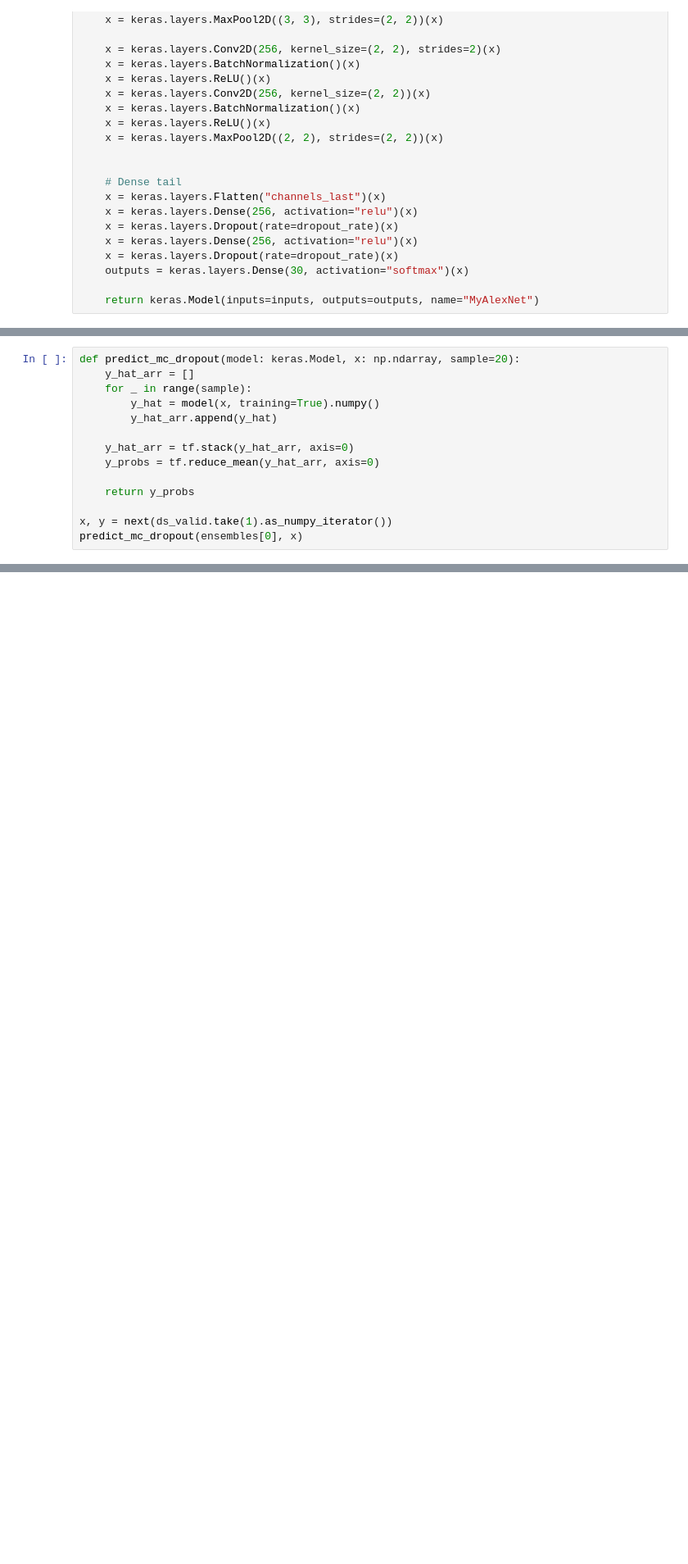
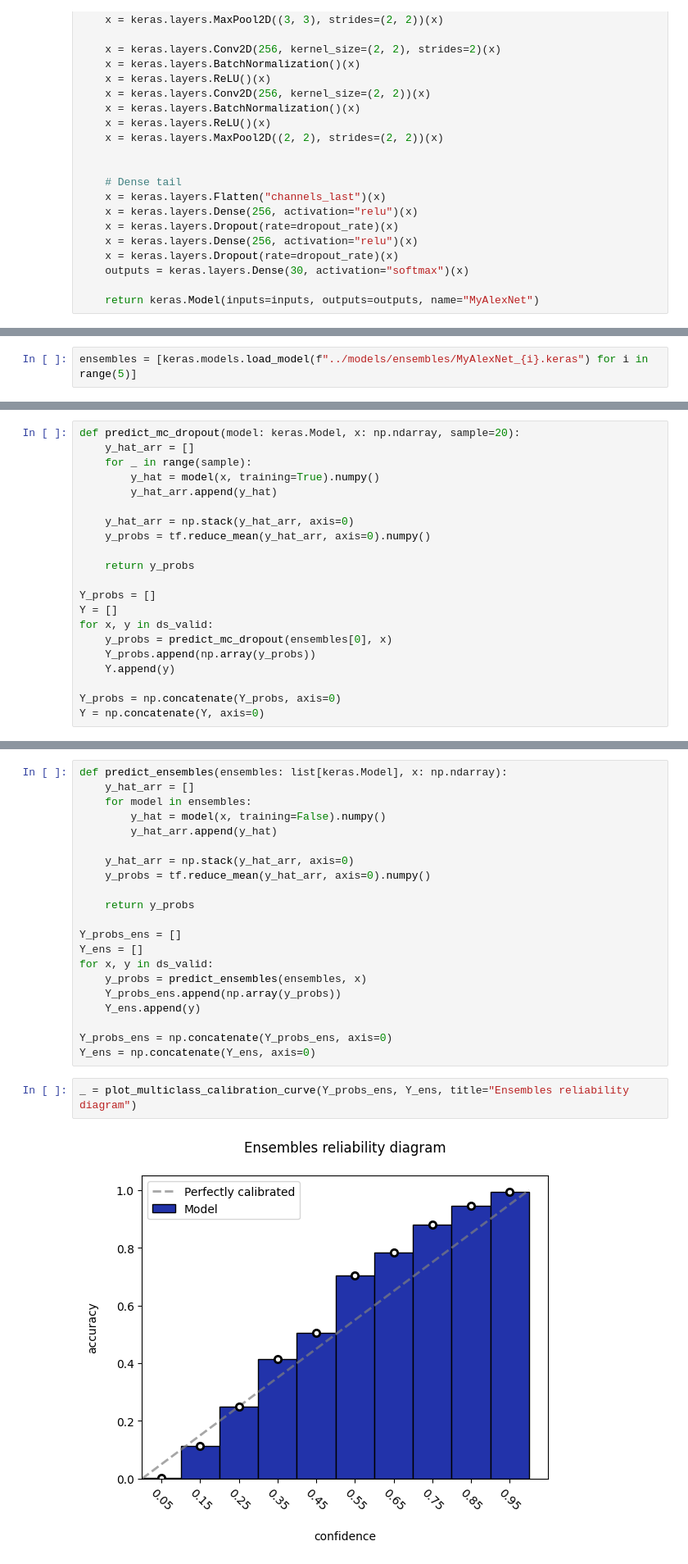
Before and after one commit to Kaszkietio/IML_Voice_Recognition, a Jupyter notebook: notebooks/extra-uncertainty.ipynb, the cells around one changed output, grey strips where cells are left out. Shown: that part at 82% size. Drawn from its saved outputs; the diff is of its cells as text; blank space fills up the shorter version.

```diff
--- a/notebooks/extra-uncertainty.ipynb
+++ b/notebooks/extra-uncertainty.ipynb
@@ -103,0 +107,2 @@ ensembles = [model(normalization_layer) for _ in range(5)]
+# %%
+ensembles = [keras.models.load_model(f"../models/ensembles/MyAlexNet_{i}.keras") for i in range(5)]
@@ -203,11 +178,18 @@ def predict_mc_dropout(model: keras.Model, x: np.ndarray, sample=20):
         y_hat = model(x, training=True).numpy()
         y_hat_arr.append(y_hat)
 
-    y_hat_arr = tf.stack(y_hat_arr, axis=0)
-    y_probs = tf.reduce_mean(y_hat_arr, axis=0)
+    y_hat_arr = np.stack(y_hat_arr, axis=0)
+    y_probs = tf.reduce_mean(y_hat_arr, axis=0).numpy()
 
     return y_probs
 
-x, y = next(ds_valid.take(1).as_numpy_iterator())
-predict_mc_dropout(ensembles[0], x)
+Y_probs = []
+Y = []
+for x, y in ds_valid:
+    y_probs = predict_mc_dropout(ensembles[0], x)
+    Y_probs.append(np.array(y_probs))
+    Y.append(y)
+
+Y_probs = np.concatenate(Y_probs, axis=0)
+Y = np.concatenate(Y, axis=0)
 # %% [output]
@@ -294,0 +201,25 @@ plot_multiclass_calibration_curve(xd.numpy(), y)
+# %%
+def predict_ensembles(ensembles: list[keras.Model], x: np.ndarray):
+    y_hat_arr = []
+    for model in ensembles:
+        y_hat = model(x, training=False).numpy()
+        y_hat_arr.append(y_hat)
+
+    y_hat_arr = np.stack(y_hat_arr, axis=0)
+    y_probs = tf.reduce_mean(y_hat_arr, axis=0).numpy()
+
+    return y_probs
+
+Y_probs_ens = []
+Y_ens = []
+for x, y in ds_valid:
+    y_probs = predict_ensembles(ensembles, x)
+    Y_probs_ens.append(np.array(y_probs))
+    Y_ens.append(y)
+
+Y_probs_ens = np.concatenate(Y_probs_ens, axis=0)
+Y_ens = np.concatenate(Y_ens, axis=0)
+# %%
+_ = plot_multiclass_calibration_curve(Y_probs_ens, Y_ens, title="Ensembles reliability diagram")
+# %% [output]
+[figure, added]
```
Also changed, not shown: parts of 22 cells of this notebook.
